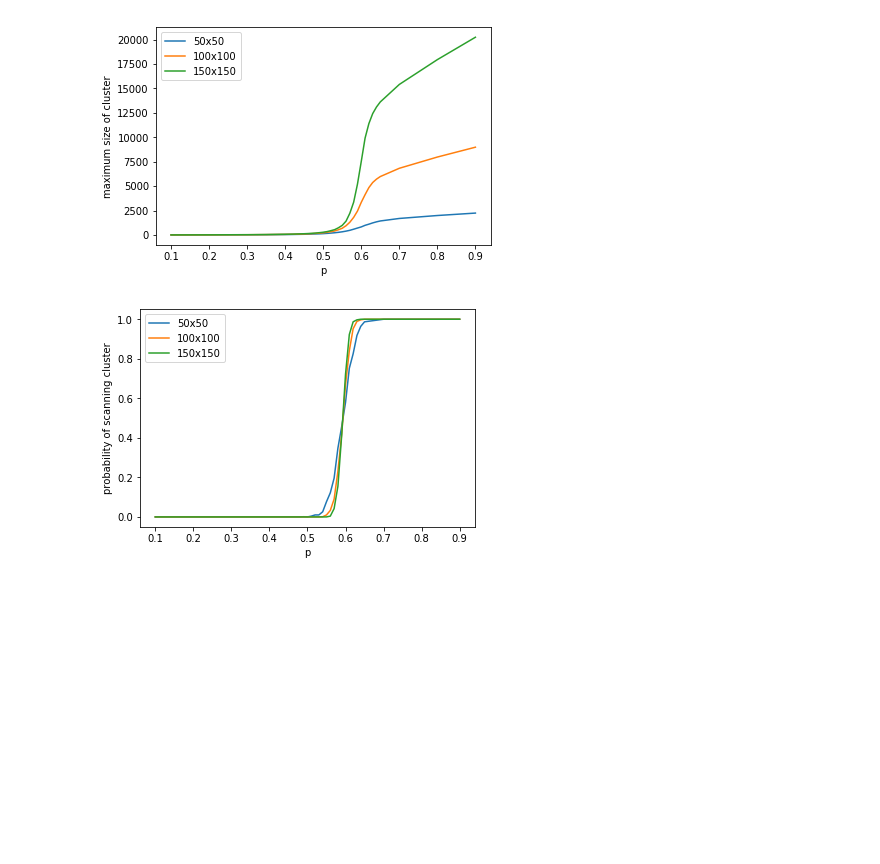
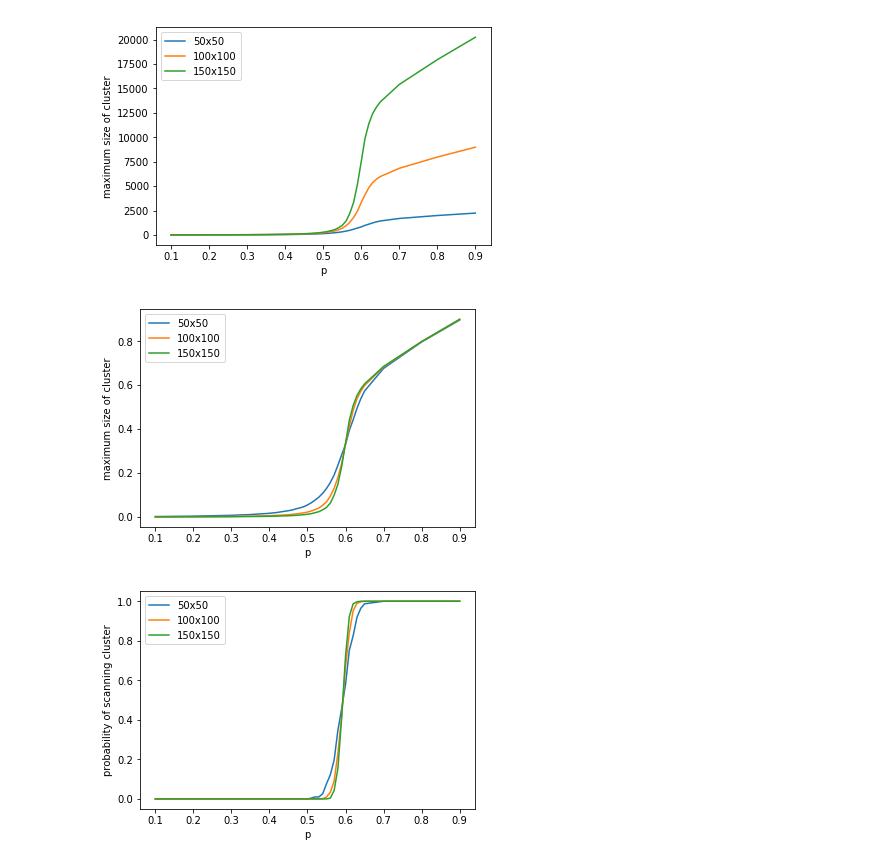
Before and after one commit to MirunaSeme/Simulation-Methods, a Jupyter notebook: assignment-4/Percolation/Plot_size_scatters_p.ipynb, the cells around one changed output. Drawn from its saved outputs; the diff is of its cells as text; code cells hidden in the pictures; blank space fills up the shorter version.

```diff
--- a/assignment-4/Percolation/Plot_size_scatters_p.ipynb
+++ b/assignment-4/Percolation/Plot_size_scatters_p.ipynb
@@ -34,6 +34,16 @@ plt.legend(loc='best')
 plt.show()
 # %% [output]
 [figure]
+# %%
+plt.xlabel('p')
+plt.ylabel('maximum size of cluster')
+plt.plot(p_50,[i/(50*50) for i in m_50], label = '50x50')
+plt.plot(p_100,[i/(100*100) for i in m_100], label ='100x100')
+plt.plot(p_150,[i/(150*150) for i in m_150], label= '150x150')
+plt.legend(loc='best')
+plt.show()
+# %% [output]
+[figure, added]
 # %%
 plt.xlabel('p')
 plt.ylabel('probability of scanning cluster')
```
Also changed, not shown: 22 other files.
